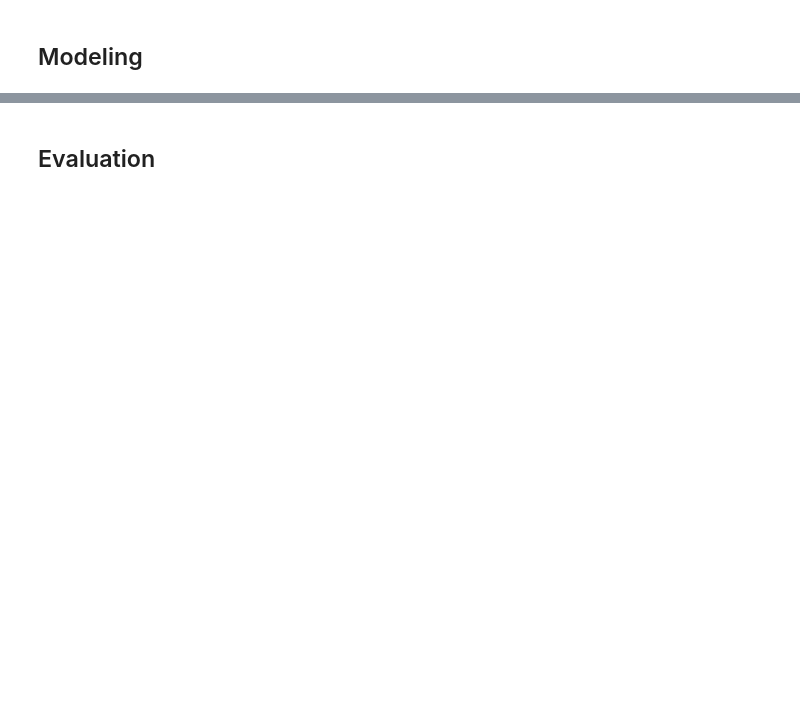
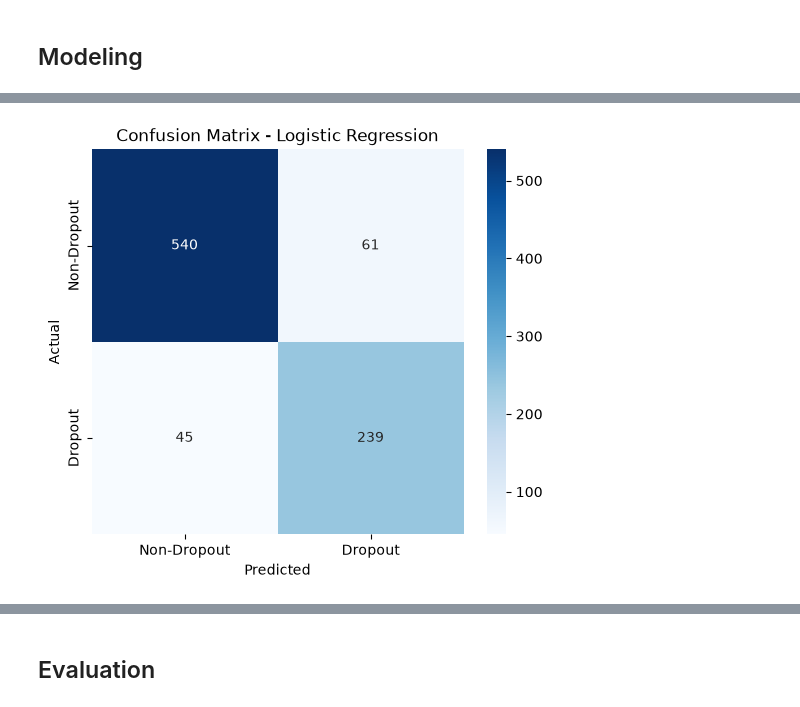
Before and after one commit to aeiprsty/institusi-pendidikan-perguruan-JJI, a Jupyter notebook: notebook.ipynb, the cells around one changed output, grey strips where cells are left out. Cells and saved outputs as stored; diff of their text form; code cells hidden in the pictures; blank space fills up the shorter version.

```diff
--- a/notebook.ipynb
+++ b/notebook.ipynb
@@ -463,0 +535,11 @@ Name: Status_encoded, dtype: float64
+# %%
+X_train, X_test, y_train, y_test = train_test_split(
+    X,
+    y,
+    test_size=0.2,
+    random_state=42,
+    stratify=y
+)
+
+print("Data training:", X_train.shape)
+print("Data testing :", X_test.shape)
@@ -465,0 +572,13 @@ Name: Status_encoded, dtype: float64
+# %%
+logistic_model = Pipeline(
+    steps=[
+        ("preprocessor", preprocessor),
+        ("classifier", LogisticRegression(
+            max_iter=1000,
+            class_weight="balanced",
+            random_state=42
+        ))
+    ]
+)
+# %%
+logistic_model.fit(X_train, y_train)
@@ -465,0 +603,2 @@ Name: Status_encoded, dtype: float64
+# %%
+y_pred_lr = logistic_model.predict(X_test)
@@ -465,0 +637,19 @@ Name: Status_encoded, dtype: float64
+# %%
+cm_lr = confusion_matrix(y_test, y_pred_lr)
+
+plt.figure(figsize=(6, 5))
+sns.heatmap(
+    cm_lr,
+    annot=True,
+    fmt="d",
+    cmap="Blues",
+    xticklabels=["Non-Dropout", "Dropout"],
+    yticklabels=["Non-Dropout", "Dropout"]
+)
+
+plt.title("Confusion Matrix - Logistic Regression")
+plt.xlabel("Predicted")
+plt.ylabel("Actual")
+plt.show()
+# %% [output]
+[figure, added]
```
Also changed, not shown: parts of 17 cells of this notebook.
